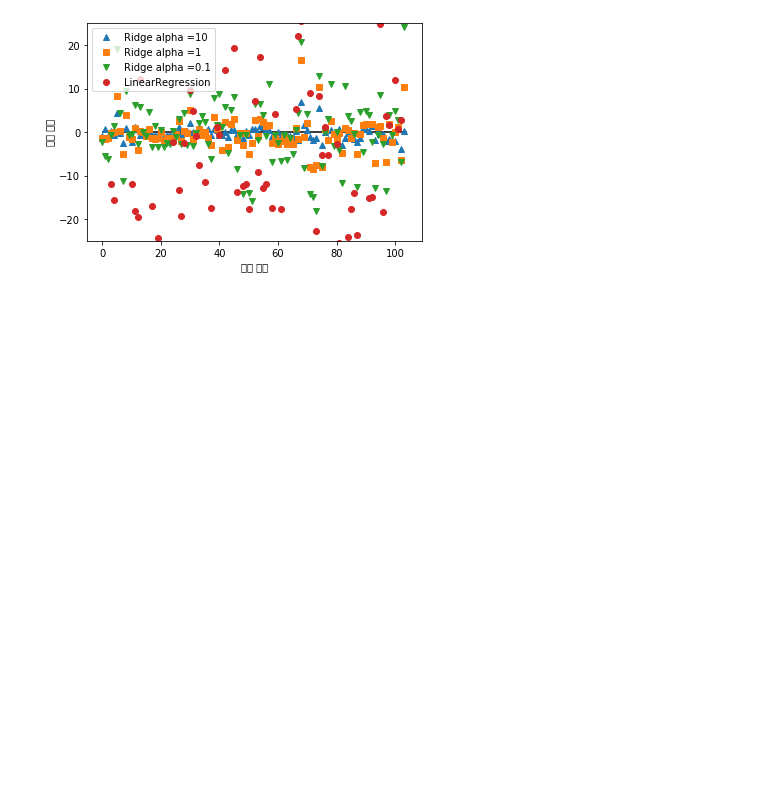
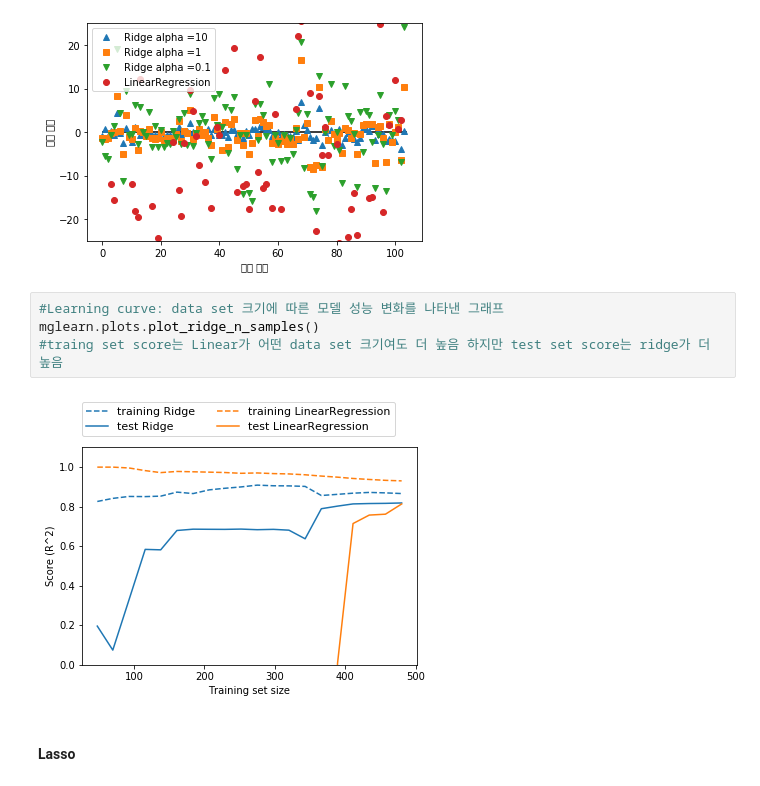
Before and after one commit to insunnydayz/sunny, a Jupyter notebook: 30days of coding.ipynb, the cells around one changed output. Saved outputs shown, nothing was run; the diff lists cells and outputs as text; blank space fills up the shorter version.

```diff
--- a/30days of coding.ipynb
+++ b/30days of coding.ipynb
@@ -370,3 +370,11 @@ plt.legend()
 # %% [output]
 <matplotlib.legend.Legend at 0x...>
 [figure]
+# %%
+#Learning curve: data set 크기에 따른 모델 성능 변화를 나타낸 그래프
+mglearn.plots.plot_ridge_n_samples()
+#traing set score는 Linear가 어떤 data set 크기여도 더 높음 하지만 test set score는 ridge가 더 높음
+# %% [output]
+[figure, added]
+# %% [markdown]
+#### Lasso
```
Also changed, not shown: parts of 4 cells of this notebook.
